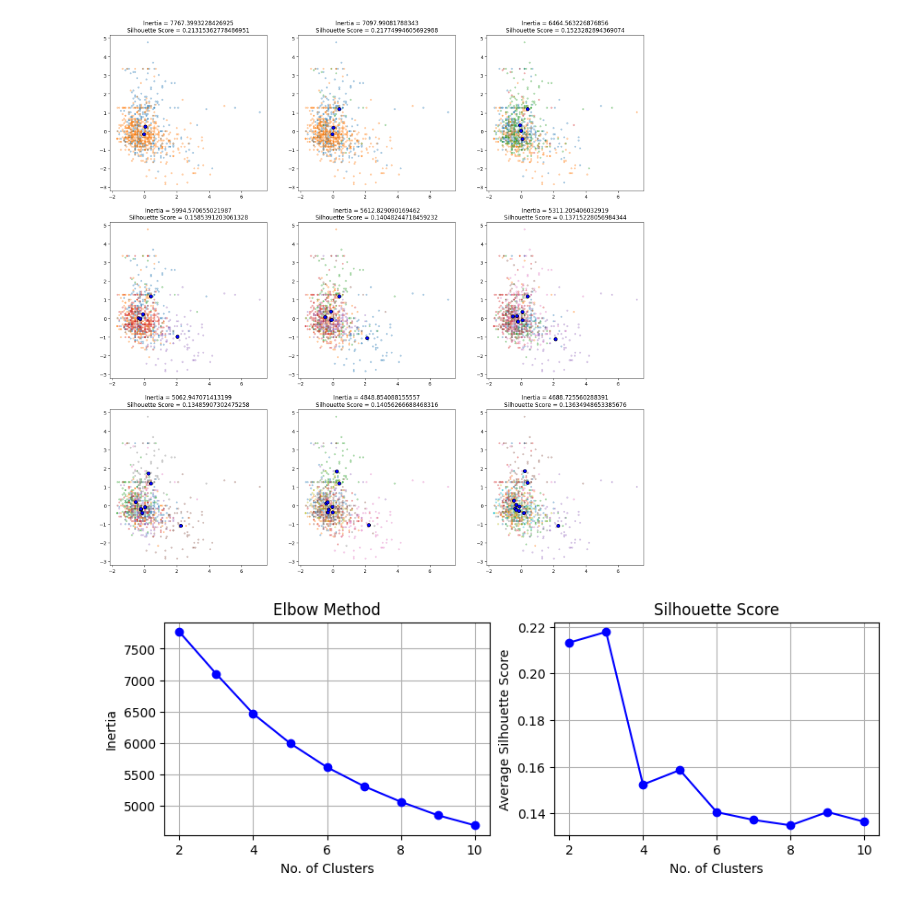
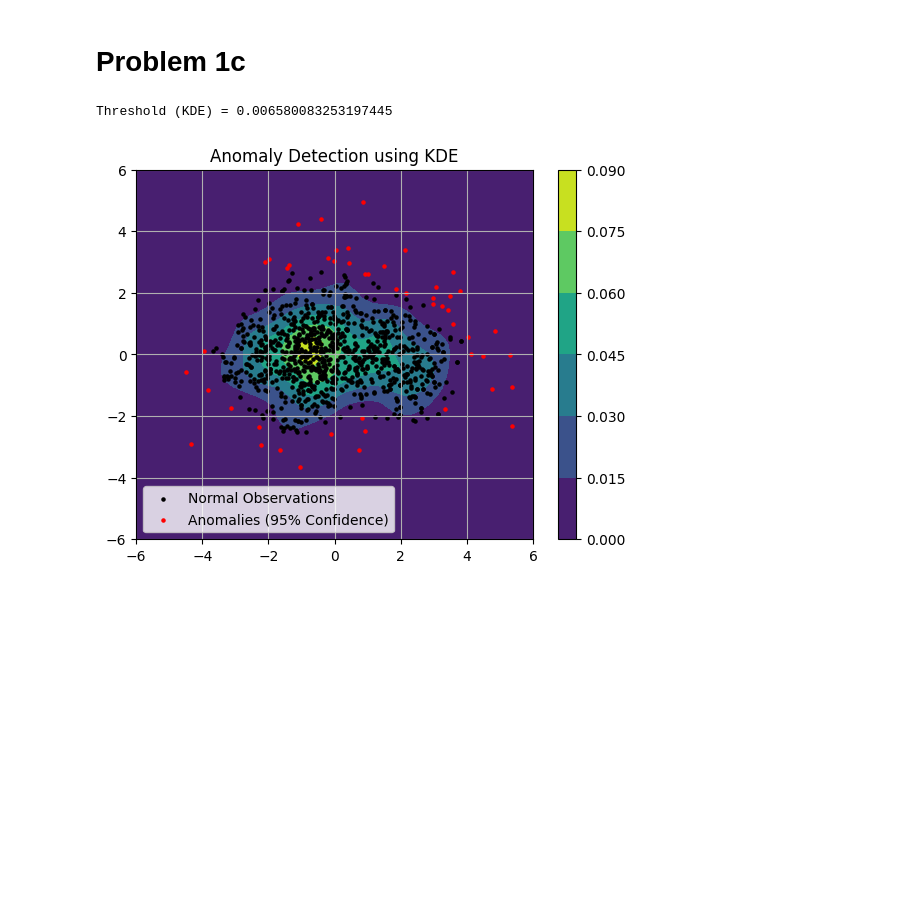
Before and after one commit to GeyzsoN/AI221, a Jupyter notebook: _gk_outputs/MEX 6/homena_mex_6.ipynb, the cells around one changed output. Cells and saved outputs as stored; diff of their text form; code cells hidden in the pictures; blank space fills up the shorter version.

```diff
--- a/_gk_outputs/MEX 6/homena_mex_6.ipynb
+++ b/_gk_outputs/MEX 6/homena_mex_6.ipynb
@@ -128,35 +187,34 @@ plt.show()
-# %%
-inertia_values = []
-silhouette_avgs = []
-fig2 = plt.figure(figsize=(20,20))
-for i in range(2,11):
-    kmeans = KMeans(n_clusters=i, n_init=10).fit(X)
-    cluster_labels = kmeans.labels_
-    centroids = kmeans.cluster_centers_
-    inertia_values.append(kmeans.inertia_)
-    silhouette_avg = silhouette_score(X, cluster_labels)
-    silhouette_avgs.append(silhouette_avg)
-    ax = fig2.add_subplot(330 + i - 1)
-    for j in range(0,i):
-        ax.scatter(X[cluster_labels == j,0], X[cluster_labels == j,1], s=10, alpha=0.3)
-    ax.scatter(centroids[:,0],centroids[:,1], s=50, color='b', edgecolor='k')
-    ax.set_title(f"Inertia = {kmeans.inertia_}\nSilhouette Score = {silhouette_avg}")
-# %% [output]
-[figure, removed]
-# %%
-plt.figure(figsize=(10,3))
-plt.subplot(121)
-plt.plot(np.arange(2,11),inertia_values,'o-b')
-plt.grid()
-plt.xlabel('No. of Clusters')
-plt.ylabel('Inertia')
-plt.title('Elbow Method')
-plt.subplot(122)
-plt.plot(np.arange(2,11),silhouette_avgs,'o-b')
-plt.grid()
-plt.xlabel('No. of Clusters')
-plt.ylabel('Average Silhouette Score')
-plt.title('Silhouette Score')
-plt.show()
-# %% [output]
-[figure, removed]
+# %% [markdown]
+# Problem 1c
+# %%
+
+# Make a meshgrid for plotting surfaces
+Xp, Yp = np.meshgrid(np.linspace(-6,6),np.linspace(-6,6))
+XY = np.vstack([Xp.ravel(), Yp.ravel()]).T
+
+# Generate the KDE surface as Z
+kde = KernelDensity(kernel='gaussian',bandwidth=0.4).fit(trip_advisor_scaled_pca)
+Zp = np.exp(kde.score_samples(XY))
+Zp = Zp.reshape(Xp.shape)
+
+# Establish a confidence level of 95% (or 5% cutoff)
+# for the UCL using the quantile of kde_scores.
+scores = kde.score_samples(trip_advisor_scaled_pca)
+threshold = np.quantile(scores,0.05)
+print(f"Threshold (KDE) = {np.exp(threshold)}")
+
+# Get the anomalous data points
+normals = trip_advisor_scaled_pca[scores > threshold,:]
+anomals = trip_advisor_scaled_pca[scores <= threshold,:]
+
+cntr = plt.contourf(Xp, Yp, Zp, cmap='viridis')
+plt.scatter(normals[:,0], normals[:,1], s=5, color='k', label='Normal Observations')
+plt.scatter(anomals[:,0], anomals[:,1], s=5, color='r', label='Anomalies (95% Confidence)')
+plt.title('Anomaly Detection using KDE')
+plt.colorbar(cntr)
+plt.legend()
+plt.grid()
+plt.show()
+# %% [output]
+Threshold (KDE) = 0.006580083253197445
+[figure, added]
```
Also changed, not shown: parts of 14 cells of this notebook, 4 other files.
